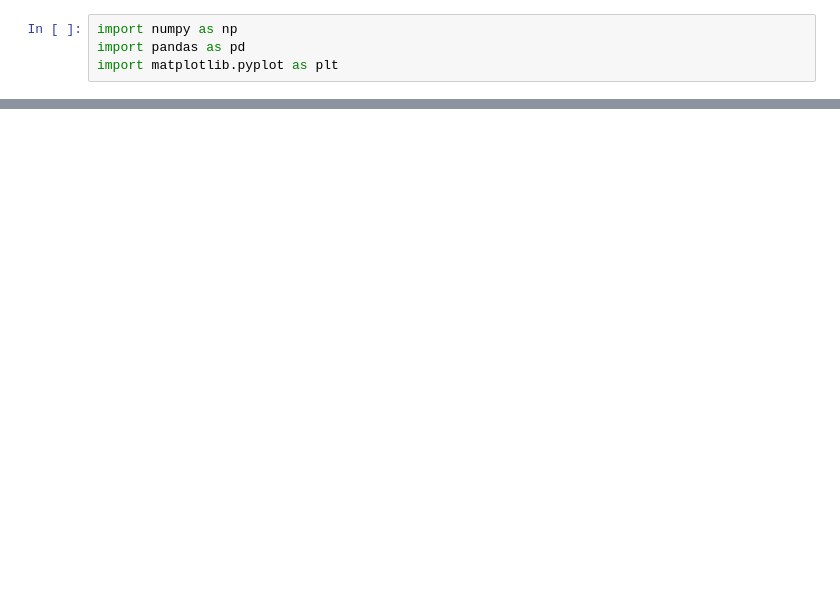
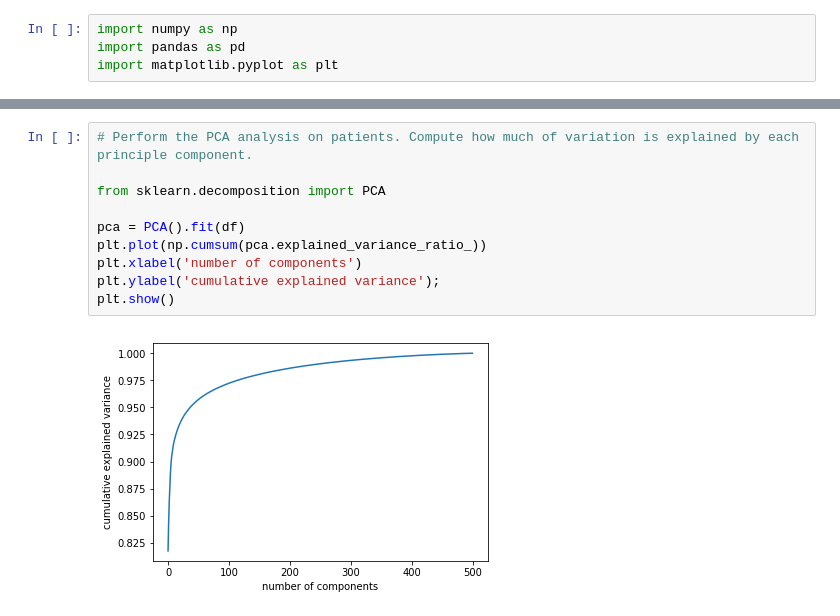
Before and after one commit to jixcheng/cancer-classification, a Jupyter notebook: part_1.ipynb, the cells around one changed output, grey strips where cells are left out. Saved outputs shown, nothing was run; the diff lists cells and outputs as text; blank space fills up the shorter version.

```diff
--- a/part_1.ipynb
+++ b/part_1.ipynb
@@ -56,0 +129,12 @@ sample
+# %%
+# Perform the PCA analysis on patients. Compute how much of variation is explained by each principle component.
+
+from sklearn.decomposition import PCA
+
+pca = PCA().fit(df)
+plt.plot(np.cumsum(pca.explained_variance_ratio_))
+plt.xlabel('number of components')
+plt.ylabel('cumulative explained variance');
+plt.show()
+# %% [output]
+[figure, added]
```
Also changed, not shown: parts of 10 cells of this notebook.
